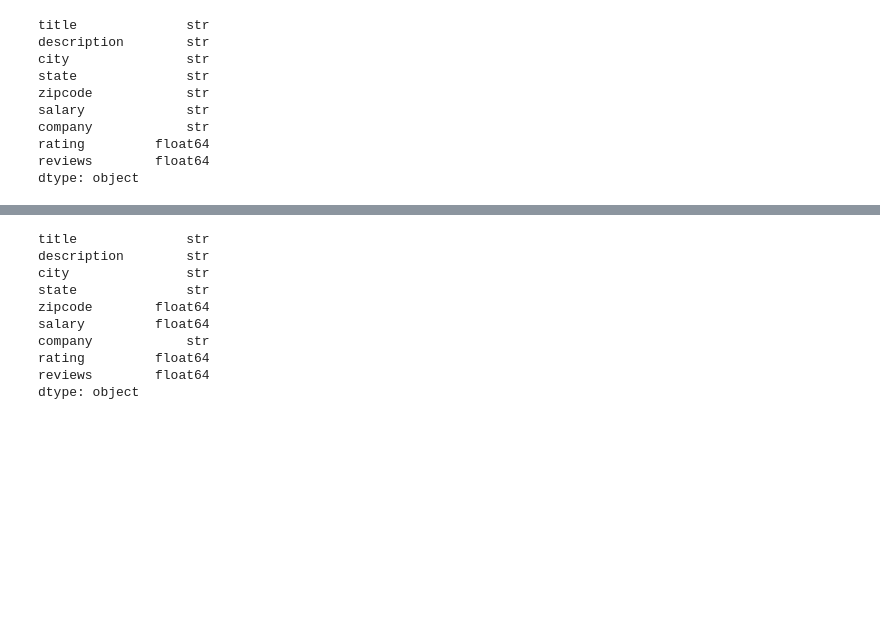
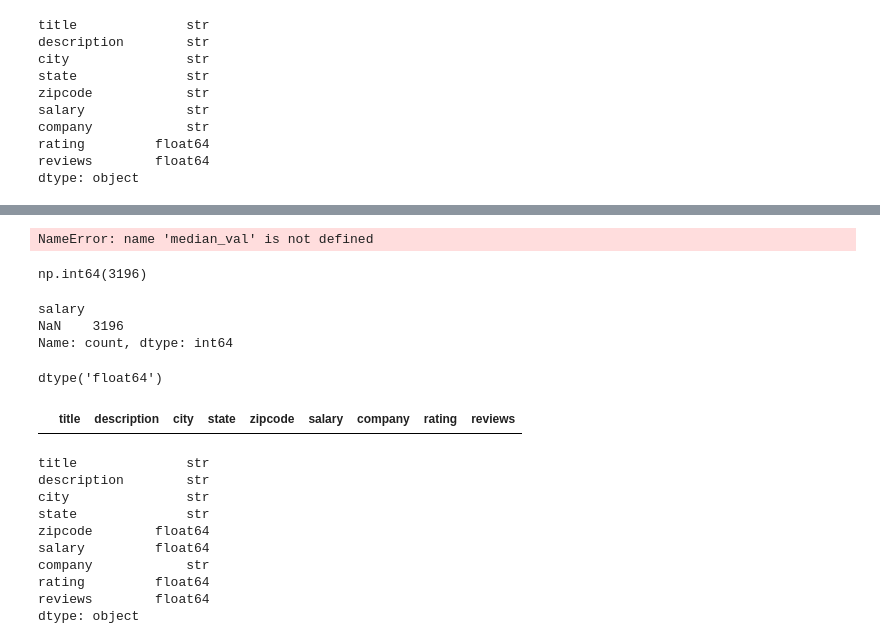
Before and after one commit to Apurwa127/Resume-Parser, a Jupyter notebook: notebooks/Job_Parser.ipynb, the cells around one changed output, grey strips where cells are left out. Drawn from its saved outputs; the diff is of its cells as text; code cells hidden in the pictures; blank space fills up the shorter version.

Commit message:
salary changes

```diff
--- a/notebooks/Job_Parser.ipynb
+++ b/notebooks/Job_Parser.ipynb
@@ -113,0 +264,2 @@ dtype: object
+# %%
+average = df['clean_salary'].mean()
@@ -113,0 +268,2 @@ dtype: object
+# %%
+df.loc[full_time, 'clean_salary'] = df.loc[full_time, 'clean_salary'].fillna(average)
@@ -113,0 +292,2 @@ dtype: object
+# %%
+df['salary'] = pd.to_numeric(df['salary'], errors = 'coerce')
@@ -114,3 +309,33 @@ dtype: object
+# %%
+print("Median:", median_val)
+print("Non-NaN values:", df['salary'].notna().sum())
+print(df['salary'].head(20))
+# %% [output]
+NameError: name 'median_val' is not defined
+# %%
+median_val = df['salary'].median()
+df['salary'] = df['salary'].fillna(median_val)
+# %%
+df['salary'].isna().sum()
+# %% [output]
+np.int64(3196)
+# %%
+df['salary'].value_counts(dropna=False).head(20)
+# %% [output]
+salary
+NaN    3196
+Name: count, dtype: int64
+# %%
+# mean_value = df['salary'].mean()
+# df['salary'] = df['salary'].fillna(mean)
+
+df['salary'].dtypes
+# %% [output]
+dtype('float64')
+# %%
+df[df['salary'] == 'Full-tim']
+# %% [output]
+|  | title | description | city | state | zipcode | salary | company | rating | reviews |
 # %%
 columns = ['zipcode', 'salary']
 
```
Also changed, not shown: parts of 27 cells of this notebook.
